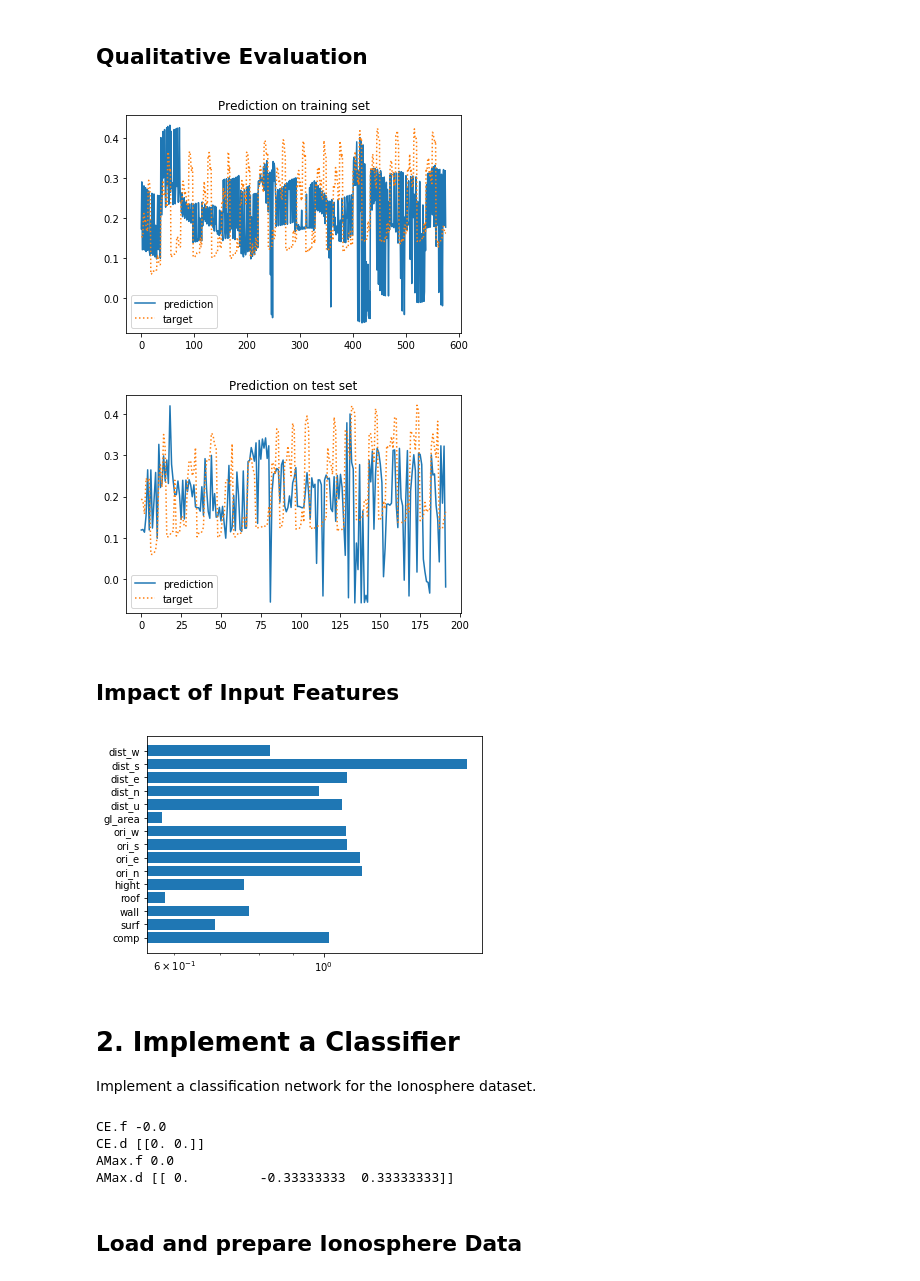
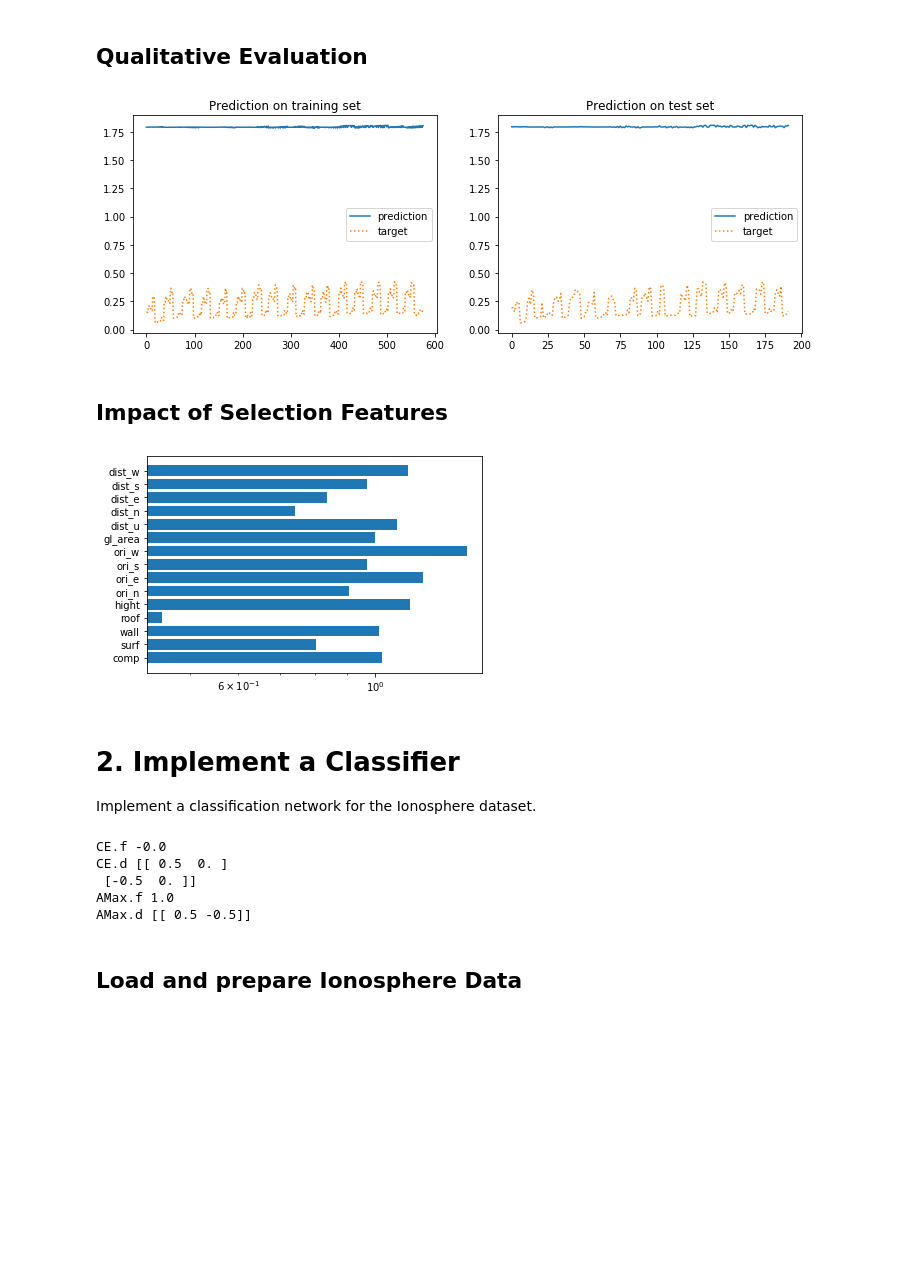
Before and after one commit to bugerry87/fcnn_scratch, a Jupyter notebook: NeuralNetwork.ipynb, the cells around one changed output. Saved outputs shown, nothing was run; the diff lists cells and outputs as text; code cells hidden in the pictures; blank space fills up the shorter version.

```diff
--- a/NeuralNetwork.ipynb
+++ b/NeuralNetwork.ipynb
@@ -134,6 +242,6 @@ print(Sigmoid.d(np.array([1,-1,5,-5,0])))
 # %%
 import numpy as np
-class Linear:
+class Identiy(ActFunc):
     def f(x):
         return x
 
@@ -141,6 +249,10 @@ class Linear:
         return np.ones(y.shape)
 
 #test
-print(Linear.f(np.array([1,-1,5,-5,0])))
-print(Linear.d(np.array([1,-1,5,-5,0])))
+x = np.linspace(-1,1,100)
+plt.plot(x, Identiy.f(x), label='equition')
+plt.plot(x, Identiy.d(Identiy.f(x)), ':', label='derivative')
+plt.title("Identity")
+plt.legend()
+plt.show()
 # %% [output]
@@ -189,13 +298,20 @@ $$
 # %%
 import numpy as np
-class SOS:
+
+class LossFunc:
+    '''A typedef for Loss Functions'''
+    pass
+
+class SOS(LossFunc):
+    '''Sum of Squares error'''
     def f(t, y):
         return np.sum(np.power(t - y, 2))
 
     def d(t, y):
         return (t - y) * 2
 
-class RMS:
+class RMS(LossFunc):
+    '''Root Mean Square error'''
     def f(t, y):
         return np.power(SOS.f(t, y) / t.size, 0.5)
 
@@ -536,42 +664,42 @@ Best Epoch: 200 with a Loss of: 0.11888132871418922
 ## Qualitative Evaluation
 # %%
 def plot_prediction(nn):
-    load(nn, "checkpointEE.pkl")
-
     nn.val_set = lambda: gen_EE_data(train[np.argsort(train_idx)], 1, 1)
     nn.loss = RMS
     target = []
     pred = []
     for Zv in nn.val(nn.Out):
         target.append(nn.T[0][0])
         pred.append(nn.Out.y[0][0])
 
-    plt.plot(range(len(pred)), pred, label='prediction')
-    plt.plot(range(len(target)), target, label='target', linestyle=':')
-    plt.title("Prediction on training set")
-    plt.legend()
-    plt.show()
+    fig = plt.figure(figsize=(12,4))
+    ax = fig.subplots(1,2)
+    ax[0].plot(range(len(pred)), pred, label='prediction')
+    ax[0].plot(range(len(target)), target, label='target', linestyle=':')
+    ax[0].set_title("Prediction on training set")
+    ax[0].legend()
 
     nn.val_set = lambda: gen_EE_data(val[np.argsort(val_idx)], 1, 1)
     target = []
     pred = []
     for Zv in nn.val(nn.Out):
         target.append(nn.T[0][0])
         pred.append(nn.Out.y[0][0])
 
-    plt.plot(range(len(pred)), pred, label='prediction')
-    plt.plot(range(len(target)), target, label='target', linestyle=':')
-    plt.title("Prediction on test set")
-    plt.legend()
+    ax[1].plot(range(len(pred)), pred, label='prediction')
+    ax[1].plot(range(len(target)), target, label='target', linestyle=':')
+    ax[1].set_title("Prediction on test set")
+    ax[1].legend()
+
     plt.show()
     pass
 
+assign(nn.model, nn) #regenerate the best model
 plot_prediction(nn)
 # %% [output]
-[figure, old version]
+[figure, new version]
-[figure, removed]
 # %% [markdown]
-## Impact of Input Features
+## Impact of Selection Features
 # %%
 def plot_input_weights():
     input_var = np.var(nn.In.w, axis=1)
@@ -581,7 +709,7 @@ def plot_input_weights():
               'gl_area',
               'dist_u', 'dist_n', 'dist_e', 'dist_s', 'dist_w'
              )
-    plt.barh(y_pos, invar)
+    plt.barh(y_pos, input_var)
     plt.xscale('log')
     plt.yticks(y_pos, labels)
     plt.show()
@@ -589,7 +717,7 @@ def plot_input_weights():
 
 plot_input_weights()
 # %% [output]
-[figure, old version]
+[figure, new version]
 # %% [markdown]
 # 2. Implement a Classifier
 
@@ -599,33 +727,36 @@ import numpy as np
 from scipy.special import xlogy, xlog1py
 
 class CE:
+    '''Cross Entropy'''
     def f(t,y):
         #return -np.sum(np.sum(np.dot(t, np.log(y.T)), axis=1)) / t.shape[1] #multy class
         #return -np.sum(np.dot(t, np.log(y.T)) + np.dot(1 - t, np.log(1 - y.T))) / t.shape[1]
         return -np.sum(xlogy(t, y) + xlog1py(1 - t, -y)) / t.shape[1]
 
     def d(t,y):
-        return (y - t) / t.shape[1]
+        return (t - y) / t.shape[1]
 
 class AMax:
+    '''Max Poll'''
     def f(t,y):
         return np.sum(np.argmax(t, axis=1) != np.argmax(y, axis=1)) / t.shape[0]
 
     def d(t,y):
         z = np.zeros(y.shape)
-        z[0,np.argmax(y, axis=1)[0]] = 1
-        return (z - t) / t.shape[1]
+        z[:,np.argmax(y, axis=1)[0]] = 1
+        return (t - z) / t.shape[1]
 
 #test
 print("CE.f", CE.f(np.array([[1,0]]), np.array([[1,0]])))
-print("CE.d", CE.d(np.array([[1,0]]), np.array([[1,0]])))
-print("AMax.f", AMax.f(np.array([[1,0]]), np.array([[1,0]])))
-print("AMax.d", AMax.d(np.array([[0,1,0]]), np.array([[0,0,1]])))
+print("CE.d", CE.d(np.array([[1,0],[0,1]]), np.array([[0,0],[1,1]])))
+print("AMax.f", AMax.f(np.array([[-1,1]]), np.array([[.9,.1]])))
+print("AMax.d", AMax.d(np.array([[1,0]]), np.array([[.1,.9]])))
 # %% [output]
 CE.f -0.0
-CE.d [[0. 0.]]
-AMax.f 0.0
-AMax.d [[ 0.         -0.33333333  0.33333333]]
+CE.d [[ 0.5  0. ]
+ [-0.5  0. ]]
+AMax.f 1.0
+AMax.d [[ 0.5 -0.5]]
 # %% [markdown]
 ## Load and prepare Ionosphere Data
 # %%
```
Also changed, not shown: parts of 26 cells of this notebook.
